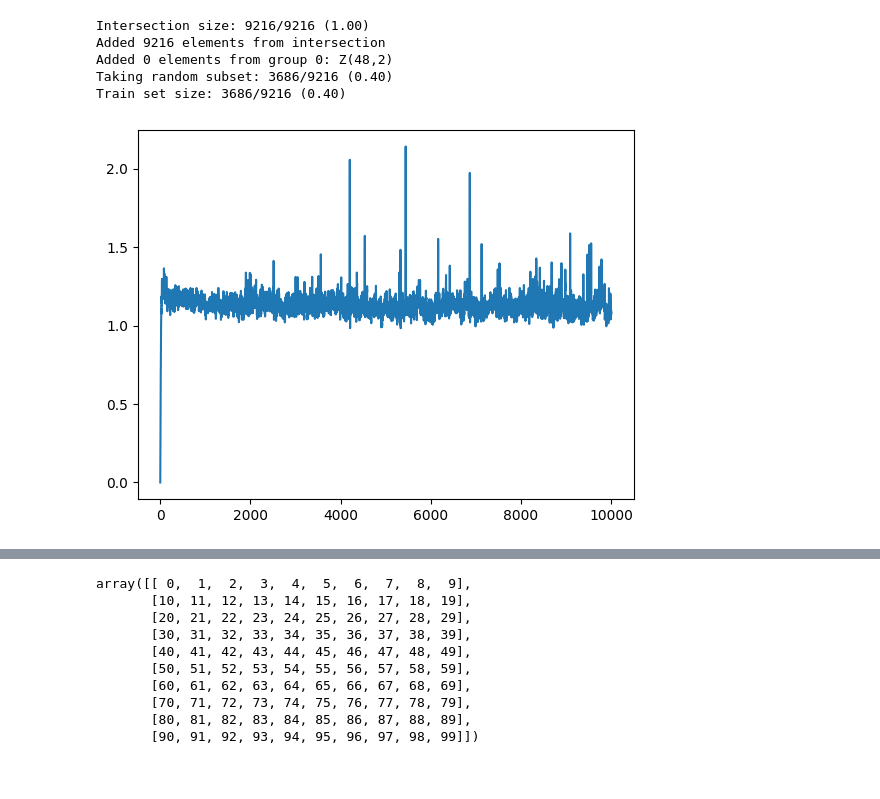
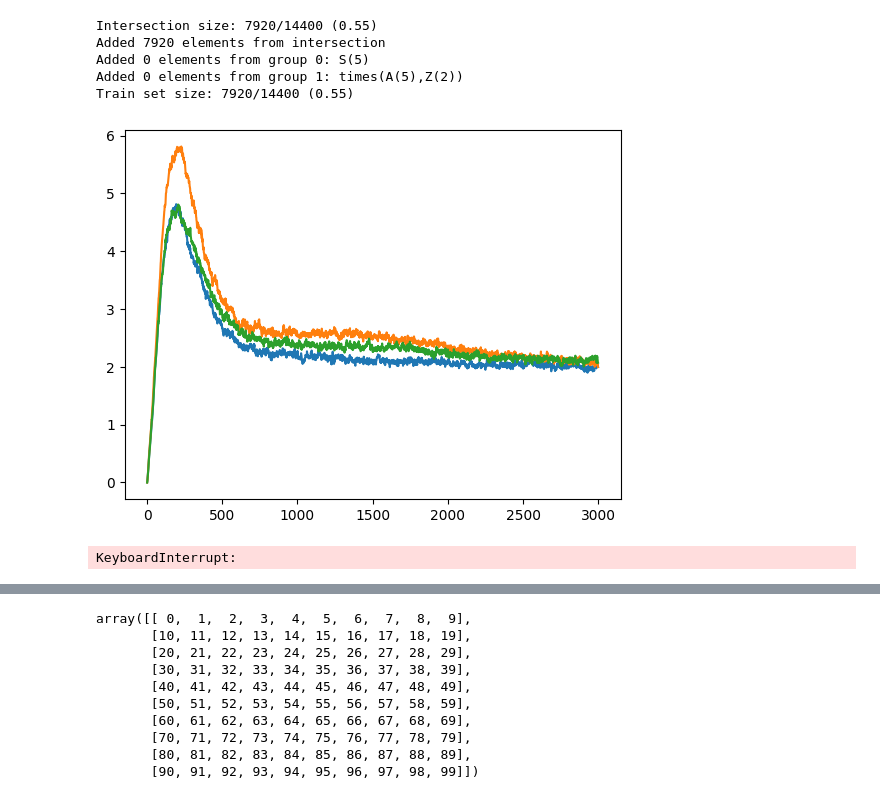
Before and after one commit to LouisYRYJ/Finite-groups, a Jupyter notebook: notebooks/sgld_landscape.ipynb, the cells around one changed output, grey strips where cells are left out. Drawn from its saved outputs; the diff is of its cells as text; code cells hidden in the pictures.

```diff
--- a/notebooks/sgld_landscape.ipynb
+++ b/notebooks/sgld_landscape.ipynb
@@ -27,32 +26,34 @@ from sklearn.decomposition import PCA
 device = t.device("cuda" if t.cuda.is_available() else "cpu")
 # %%
 #path = '/workspace/models/2024_08_02_02_17_18_S_5_'
-path = '/workspace/models/2024_08_03_00_04_30_Z_48_2_'
-models, params = load_models(path, final=True)
+# path = '/workspace/models/2024_08_03_00_04_30_Z_48_2_'
+path = '/workspace/models/2024_08_05_18_31_53_S_5__times_A_5__Z_2__'
+models, params = load_models(path, sel='final')
 # %%
 dataset = GroupData(params)
 # %% [output]
-Intersection size: 9216/9216 (1.00)
-Added 9216 elements from intersection
-Added 0 elements from group 0: Z(48,2)
-Taking random subset: 3686/9216 (0.40)
-Train set size: 3686/9216 (0.40)
+Intersection size: 7920/14400 (0.55)
+Added 7920 elements from intersection
+Added 0 elements from group 0: S(5)
+Added 0 elements from group 1: times(A(5),Z(2))
+Train set size: 7920/14400 (0.55)
 # %%
-model = models[-1][1].to(device)
+model = models[-1][[5, 8, 9]].to(device)   # grokked G0, G1, neither
 # %%
 # make this constant to avoid accidentally reordering
 PARAM_NAMES = [name for name, _ in model.named_parameters()]
 # %%
-eps = 3e-3
+eps = 8e-4
 beta = 1e3
 gamma = 1.
 
-trace, traj = sgld_trace(model, dataset, eps, beta, gamma, epochs=10_000, behavioral=True, return_traj=True)
+trace, traj = sgld_trace(model, dataset, eps, beta, gamma, epochs=3_000, behavioral=True, return_traj=True)
 # %%
-plt.plot(trace.detach().cpu().numpy().flatten())
+for i in range(trace.shape[0]):
+    plt.plot(trace[i])
 plt.show()
 # %% [output]
-[figure, old version]
+[figure, new version]
 # %%
 def flatten_model(model):
     return t.concat([model.get_parameter(name).flatten() for name in PARAM_NAMES])
@@ -69,6 +72,6 @@ def form_model(model, weights):
 # %%
-orig_weights = flatten_model(model).cpu().detach().numpy()
-weights = t.stack([flatten_model(m) for m in traj]).cpu().detach().numpy()
+orig_weights = flatten_model(model[model_idx]).cpu().detach().numpy()
+weights = t.stack([flatten_model(m[model_idx]) for m in traj]).cpu().detach().numpy()
 weights -= orig_weights
 pca = PCA(n_components=20)
 pca.fit(weights)
@@ -78,6 +81,8 @@ t0 = weights @ pca0.reshape((-1, 1))
 t1 = weights @ pca1.reshape((-1, 1))
 bound0 = np.abs(t0).max() * 1.2
 bound1 = np.abs(t1).max() * 1.2
+# %% [output]
+KeyboardInterrupt:
 # %%
 steps = 10
 grid = np.stack(
```
Also changed, not shown: parts of 4 cells of this notebook, 3 other files.
